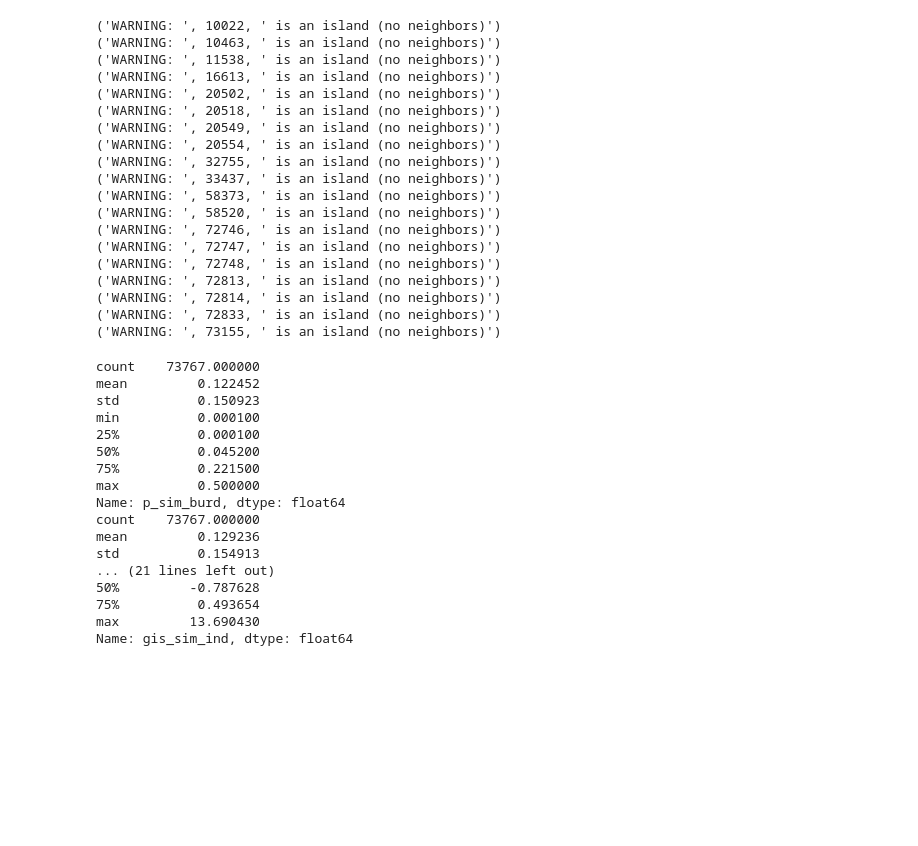
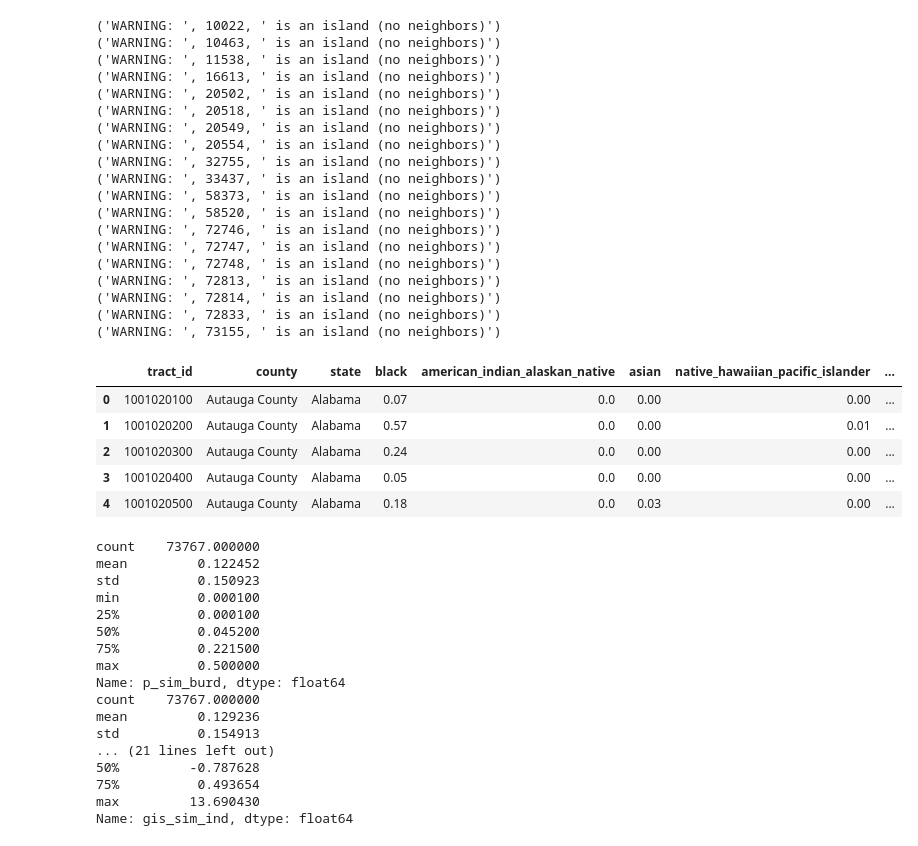
Before and after one commit to haylee360/j40-data-exploration, a Jupyter notebook: docs/gistar-CORRECT.ipynb, the cells around one changed output. Cells and saved outputs as stored; diff of their text form; code cells hidden in the pictures; blank space fills up the shorter version.

```diff
--- a/docs/gistar-CORRECT.ipynb
+++ b/docs/gistar-CORRECT.ipynb
@@ -33 +42,24 @@ v2_geo = gpd.read_file(os.path.join(base_dir, "data", "2.0-shapefile-codebook",
+# %%
+# Filter to racial/ethnic groups
+comm_small = comm_v2[['Census tract 2010 ID', 'County Name', 'State/Territory', 'Percent Black or African American alone', 'Percent American Indian / Alaska Native', 'Percent Asian', 'Percent Native Hawaiian or Pacific', 'Percent two or more races', 'Percent White', 'Percent Hispanic or Latino', 'Percent other races', 'Total threshold criteria exceeded', 'Total categories exceeded', 'Identified as disadvantaged', 'Percentage of tract that is disadvantaged by area', 'Total population']]
+
+# Rename columns
+comm_small = comm_small.rename(columns={
+    'Census tract 2010 ID': 'tract_id',
+    'County Name':'county',
+    'State/Territory':'state',
+    'Percent Black or African American alone':'black',
+    'Percent American Indian / Alaska Native':'american_indian_alaskan_native',
+    'Percent Asian':'asian',
+    'Percent Native Hawaiian or Pacific':'native_hawaiian_pacific_islander',
+    'Percent two or more races':'two_or_more_races',
+    'Percent White':'white',
+    'Percent Hispanic or Latino':'hispanic_latino',
+    'Percent other races':'other_races',
+    'Total threshold criteria exceeded':'total_criteria',
+    'Total categories exceeded':'total_burdens',
+    'Identified as disadvantaged':'dac',
+    'Percentage of tract that is disadvantaged by area':'percent_area_dac',
+    'Total population':'total_population'
+})
 # %%
@@ -103,6 +135,15 @@ results['p_sim_burd'] = gstar_burden.p_sim
 # Add indicator stats
 results['gis_sim_ind'] = gstar_crit.z_sim
 results['p_sim_ind'] = gstar_crit.p_sim
+# %%
+results.head()
+# %% [output]
+|  | tract_id | county | state | black | american_indian_alaskan_native | asian | native_hawaiian_pacific_islander | ... |
+| 0 | 1001020100 | Autauga County | Alabama | 0.07 | 0.0 | 0.00 | 0.00 | ... |
+| 1 | 1001020200 | Autauga County | Alabama | 0.57 | 0.0 | 0.00 | 0.01 | ... |
+| 2 | 1001020300 | Autauga County | Alabama | 0.24 | 0.0 | 0.00 | 0.00 | ... |
+| 3 | 1001020400 | Autauga County | Alabama | 0.05 | 0.0 | 0.00 | 0.00 | ... |
+| 4 | 1001020500 | Autauga County | Alabama | 0.18 | 0.0 | 0.03 | 0.00 | ... |
 # %%
 print(results['p_sim_burd'].describe())
 print(results['p_sim_ind'].describe())
```
Also changed, not shown: parts of 5 cells of this notebook, 2 other files.
